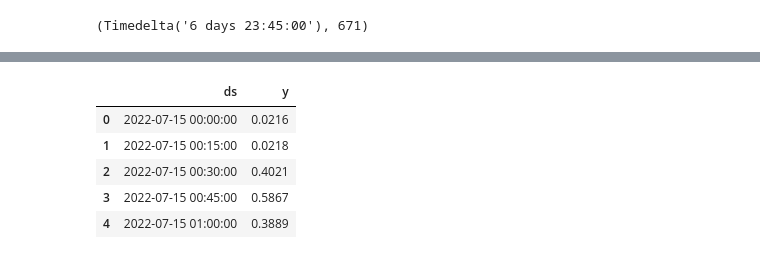
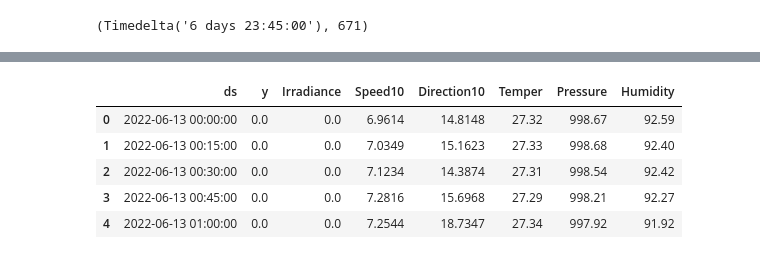
Before and after one commit to USERLaplace/big_project, a Jupyter notebook: prophet.ipynb, the cells around one changed output, grey strips where cells are left out. Drawn from its saved outputs; the diff is of its cells as text; code cells hidden in the pictures.

```diff
--- a/prophet.ipynb
+++ b/prophet.ipynb
@@ -27,4 +98,4 @@ df.head()
 # %%
-df  = df.rename(columns={'日期1':'date'})
+df  = df.rename(columns={'Datetime':'date'})
 df
 # %% [output]
@@ -44,6 +115,6 @@ df
 # %%
 from datetime import datetime, date
 
-df['Datetime'] = pd.to_datetime(df['Datetime'])
-df.head().style.set_properties(subset=['Datetime'], **{'background-color': 'dodgerblue'})
+df['date'] = pd.to_datetime(df['date'])
+df.head().style.set_properties(subset=['date'], **{'background-color': 'dodgerblue'})
 # %% [output]
@@ -56,8 +127,8 @@ df.head().style.set_properties(subset=['Datetime'], **{'background-color': 'dodg
 # %%
-df = df.sort_values(by='Datetime')
+df = df.sort_values(by='date')
 
 # Check time intervals
-df['delta'] = df['Datetime'] - df['Datetime'].shift(1)
+df['delta'] = df['date'] - df['date'].shift(1)
 
-df[['Datetime', 'delta']].head()
+df[['date', 'delta']].head()
 # %% [output]
@@ -145,13 +157,0 @@ plt.show()
-# %%
-train_size = int(0.85 * len(df))
-test_size = len(df) - train_size
-df = df.fillna(0)
-univariate_df = df[['Datetime', 'Power(MW)']].copy()
-univariate_df.columns = ['ds', 'y']
-
-train = univariate_df.iloc[:train_size, :]
-
-x_train, y_train = pd.DataFrame(univariate_df.iloc[:train_size, 0]), pd.DataFrame(univariate_df.iloc[:train_size, 1])
-x_valid, y_valid = pd.DataFrame(univariate_df.iloc[train_size:, 0]), pd.DataFrame(univariate_df.iloc[train_size:, 1])
-
-print(len(train), len(x_valid))
@@ -164,26 +164,26 @@ Index(['Datetime', 'Power(MW)'], dtype='object')
 # %%
-# feature_columns = [
-#      '最高温度', '最低温度', '白天风力风向', '夜晚风力风向', '天气1', '天气2'
-# ]
+feature_columns = [
+     'Irradiance', 'Speed10', 'Direction10', 'Temper', 'Pressure', 'Humidity'
+]
 target_column = ['Power(MW)']
 
 train_size = int(0.85 * len(df))
 
-multivariate_df = df[['Datetime'] + target_column ].copy()
-multivariate_df.columns = ['ds', 'y']
+multivariate_df = df[['date'] + target_column + feature_columns].copy()
+multivariate_df.columns = ['ds', 'y'] + feature_columns
 
 train = multivariate_df.iloc[:train_size, :]
-x_train, y_train = pd.DataFrame(multivariate_df.iloc[:train_size, [0]]), pd.DataFrame(multivariate_df.iloc[:train_size, 1])
-x_valid, y_valid = pd.DataFrame(multivariate_df.iloc[train_size:, [0]]), pd.DataFrame(multivariate_df.iloc[train_size:, 1])
+x_train, y_train = pd.DataFrame(multivariate_df.iloc[:train_size, [0,1,2,3,5,6]]), pd.DataFrame(multivariate_df.iloc[:train_size, 7])
+x_valid, y_valid = pd.DataFrame(multivariate_df.iloc[train_size:, [0,1,2,3,5,6]]), pd.DataFrame(multivariate_df.iloc[train_size:, 7])
 
 train.head()
 # %% [output]
-|  | ds | y |
-| 0 | 2022-07-15 00:00:00 | 0.0216 |
-| 1 | 2022-07-15 00:15:00 | 0.0218 |
-| 2 | 2022-07-15 00:30:00 | 0.4021 |
-| 3 | 2022-07-15 00:45:00 | 0.5867 |
-| 4 | 2022-07-15 01:00:00 | 0.3889 |
+|  | ds | y | Irradiance | Speed10 | Direction10 | Temper | Pressure | Humidity |
+| 0 | 2022-06-13 00:00:00 | 0.0 | 0.0 | 6.9614 | 14.8148 | 27.32 | 998.67 | 92.59 |
+| 1 | 2022-06-13 00:15:00 | 0.0 | 0.0 | 7.0349 | 15.1623 | 27.33 | 998.68 | 92.40 |
+| 2 | 2022-06-13 00:30:00 | 0.0 | 0.0 | 7.1234 | 14.3874 | 27.31 | 998.54 | 92.42 |
+| 3 | 2022-06-13 00:45:00 | 0.0 | 0.0 | 7.2816 | 15.6968 | 27.29 | 998.21 | 92.27 |
+| 4 | 2022-06-13 01:00:00 | 0.0 | 0.0 | 7.2544 | 18.7347 | 27.34 | 997.92 | 91.92 |
 # %%
 train  =multivariate_df.iloc[:train_size, :]
 train
```
Also changed, not shown: parts of 26 cells of this notebook.
